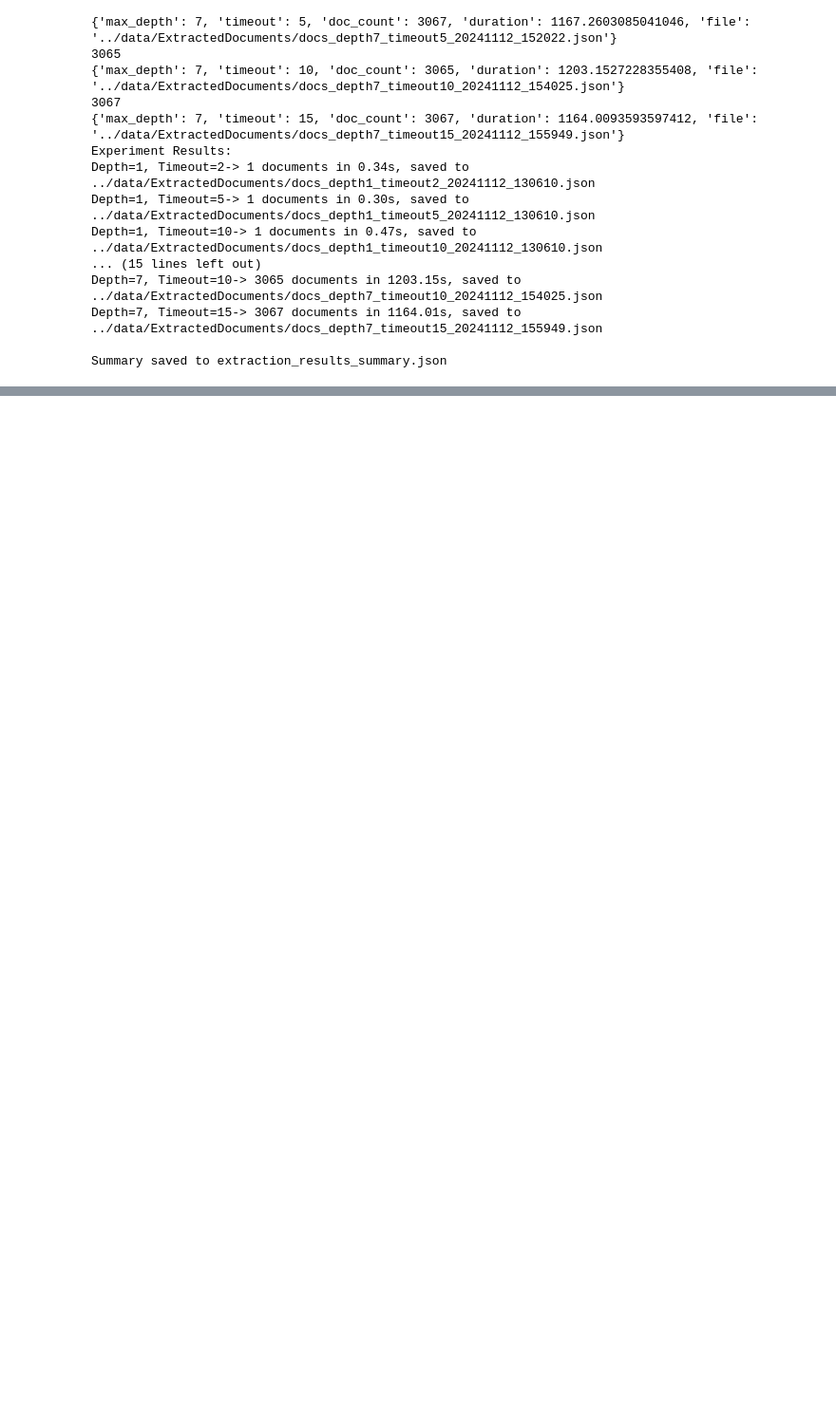
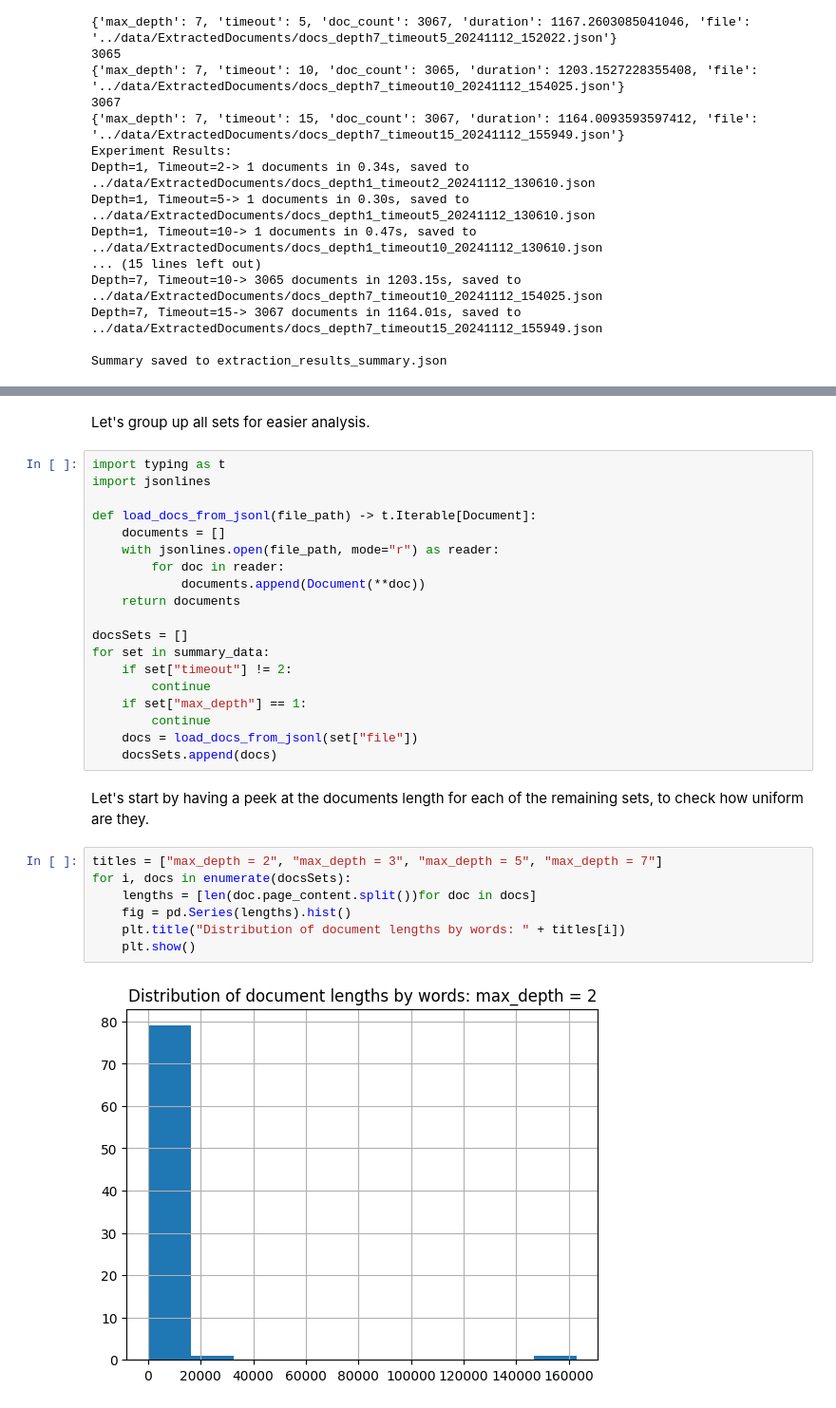
Before and after one commit to SergioPulidoC/OpenCVPythonRAG, a Jupyter notebook: Notebooks/DocumentExtraction.ipynb, the cells around one changed output, grey strips where cells are left out. Shown at 95% size. Drawn from its saved outputs; the diff is of its cells as text; blank space fills up the shorter version.

```diff
--- a/Notebooks/DocumentExtraction.ipynb
+++ b/Notebooks/DocumentExtraction.ipynb
@@ -166,0 +246,32 @@ Summary saved to extraction_results_summary.json
+# %% [markdown]
+Let's group up all sets for easier analysis.
+# %%
+import typing as t
+import jsonlines
+
+def load_docs_from_jsonl(file_path) -> t.Iterable[Document]:
+    documents = []
+    with jsonlines.open(file_path, mode="r") as reader:
+        for doc in reader:
+            documents.append(Document(**doc))
+    return documents
+
+docsSets = []
+for set in summary_data:
+    if set["timeout"] != 2:
+        continue
+    if set["max_depth"] == 1:
+        continue
+    docs = load_docs_from_jsonl(set["file"])
+    docsSets.append(docs)
+# %% [markdown]
+Let's start by having a peek at the documents length for each of the remaining sets, to check how uniform are they.
+# %%
+titles = ["max_depth = 2", "max_depth = 3", "max_depth = 5", "max_depth = 7"]
+for i, docs in enumerate(docsSets):
+    lengths = [len(doc.page_content.split())for doc in docs]
+    fig = pd.Series(lengths).hist()
+    plt.title("Distribution of document lengths by words: " + titles[i])
+    plt.show()
+# %% [output]
+[figure, added]
```
Also changed, not shown: parts of 13 cells of this notebook.
